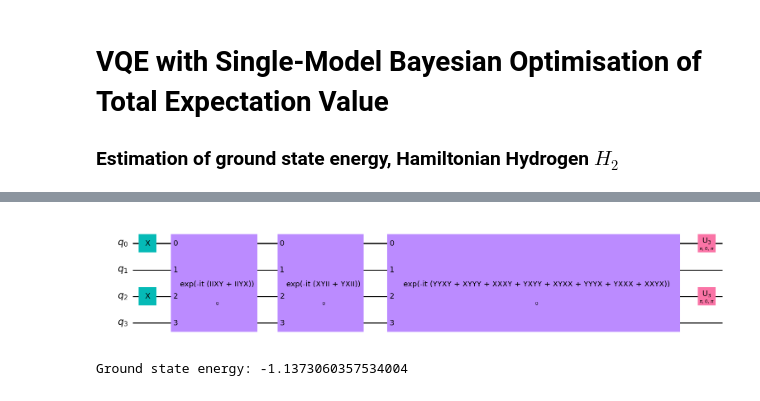
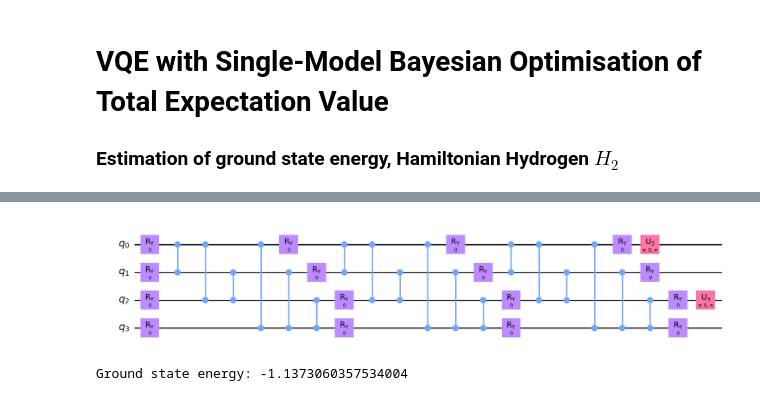
Before and after one commit to babulab/VariationalQuantumEigensolver-ML, a Jupyter notebook: notebooks/Molecule_H2_BO_Statevector.ipynb, the cells around one changed output, grey strips where cells are left out. Drawn from its saved outputs; the diff is of its cells as text; code cells hidden in the pictures.

```diff
--- a/notebooks/Molecule_H2_BO_Statevector.ipynb
+++ b/notebooks/Molecule_H2_BO_Statevector.ipynb
@@ -58,7 +59,7 @@ mapper = JordanWignerMapper()
 second_q_op = hamiltonian.second_q_op()
 H = mapper.map(second_q_op)
 # %%
-# Set up the UCCSD ansatz for H2
+# Set up the initial state and, the UCCSD or TwoLocal ansatz for H2
 num_spatial_orbitals = problem.num_spatial_orbitals
 num_particles = problem.num_particles
 mapper = JordanWignerMapper()
@@ -69,15 +70,19 @@ initial_state = HartreeFock(
     mapper
 )
 
-uccsd = UCCSD(
+ansatz = UCCSD(
     num_spatial_orbitals=num_spatial_orbitals,
     num_particles=num_particles,
     qubit_mapper=mapper,
     initial_state=initial_state
-)
-num_qubits = uccsd.num_qubits
+    )
+
+
+ansatz = TwoLocal(H.num_qubits, rotation_blocks="ry", entanglement_blocks="cz")
+num_qubits = ansatz.num_qubits
+
 print('Initial state:',Statevector.from_instruction(initial_state))
-initial_circuit = uccsd.decompose()
+initial_circuit = ansatz.decompose()
 print('Initial Circuit Ansatz')
 initial_circuit.draw('mpl')
 # %% [output]
@@ -90,26 +95,20 @@ Initial Circuit Ansatz
 # %%
-def create_circuit_uccsd(thetas, initial_state):
-    thetas = thetas.squeeze()
+def create_circuit_ansatz(thetas, initial_state):
+
     # Create circuit
-    circ = QuantumCircuit(uccsd.num_qubits)
-
+    circ = QuantumCircuit(ansatz.num_qubits)
     # Apply the initial state (HartreeFock)
     circ.compose(initial_state, inplace=True)
-
-    # Generate initial random parameters
-    num_parameters = uccsd.num_parameters
-    #thetas = np.random.random(num_parameters)
-
     # Apply the UCCSD ansatz with the generated parameters
-    circ = uccsd.assign_parameters(thetas).compose(circ)
-
+    circ = ansatz.assign_parameters(thetas.squeeze()).compose(circ)
     return circ
 
-n_thetas = uccsd.num_parameters
-circ_visualization = create_circuit_uccsd(np.zeros(n_thetas)[np.newaxis,:], initial_state)
+
+n_thetas = ansatz.num_parameters
+circ_visualization = create_circuit_ansatz(np.zeros(n_thetas)[np.newaxis,:], initial_state)
 circ_visualization.decompose().draw('mpl')
 # %% [output]
-[figure, old version]
+[figure, new version]
 # %%
 eigenvalues, eigenvectors = eigh(H.to_matrix())
 ground_state_energy = np.min(eigenvalues)
```
Also changed, not shown: parts of 7 cells of this notebook, 7 other files.
